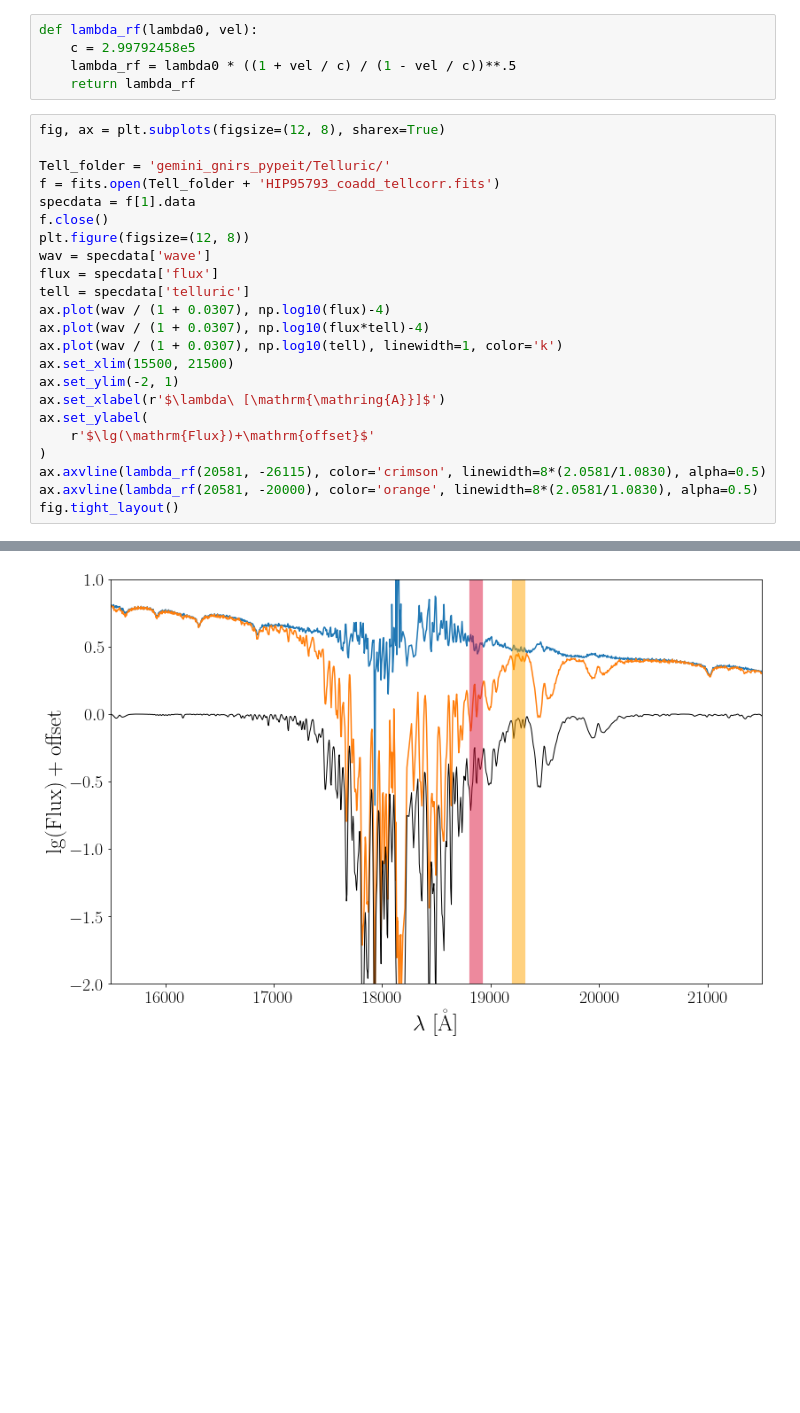
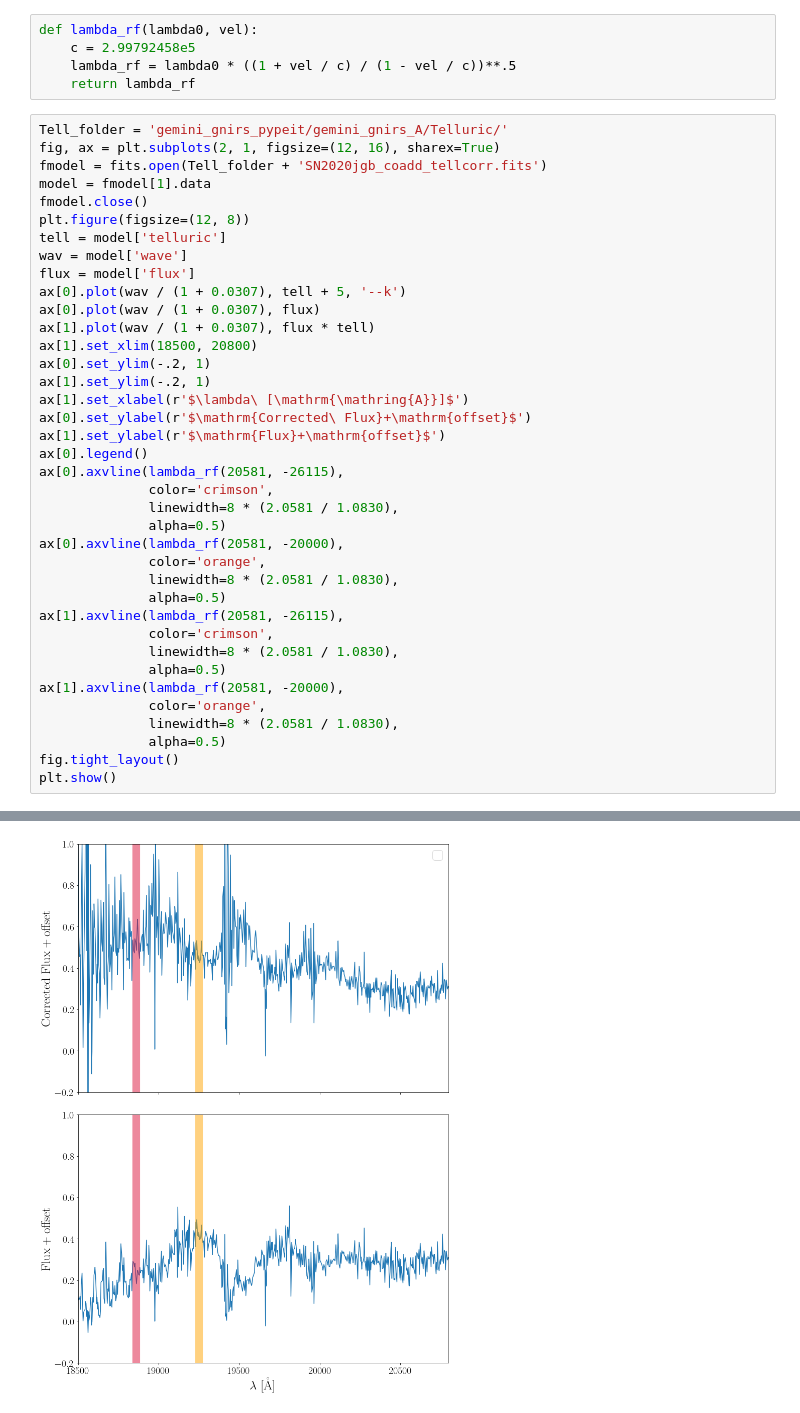
Before and after one commit to slowdivePTG/SN2020jgb, a Jupyter notebook: spectroscopy/GNIRS_reduction/GNIRS_spec.ipynb, the cells around one changed output, grey strips where cells are left out. Cells and saved outputs as stored; diff of their text form; blank space fills up the shorter version.

```diff
--- a/spectroscopy/GNIRS_reduction/GNIRS_spec.ipynb
+++ b/spectroscopy/GNIRS_reduction/GNIRS_spec.ipynb
@@ -368,26 +371,41 @@ def lambda_rf(lambda0, vel):
     lambda_rf = lambda0 * ((1 + vel / c) / (1 - vel / c))**.5
     return lambda_rf
 # %%
-fig, ax = plt.subplots(figsize=(12, 8), sharex=True)
-
-Tell_folder = 'gemini_gnirs_pypeit/Telluric/'
-f = fits.open(Tell_folder + 'HIP95793_coadd_tellcorr.fits')
-specdata = f[1].data
-f.close()
+Tell_folder = 'gemini_gnirs_pypeit/gemini_gnirs_A/Telluric/'
+fig, ax = plt.subplots(2, 1, figsize=(12, 16), sharex=True)
+fmodel = fits.open(Tell_folder + 'SN2020jgb_coadd_tellcorr.fits')
+model = fmodel[1].data
+fmodel.close()
 plt.figure(figsize=(12, 8))
-wav = specdata['wave']
-flux = specdata['flux']
-tell = specdata['telluric']
-ax.plot(wav / (1 + 0.0307), np.log10(flux)-4)
-ax.plot(wav / (1 + 0.0307), np.log10(flux*tell)-4)
-ax.plot(wav / (1 + 0.0307), np.log10(tell), linewidth=1, color='k')
-ax.set_xlim(15500, 21500)
-ax.set_ylim(-2, 1)
-ax.set_xlabel(r'$\lambda\ [\mathrm{\mathring{A}}]$')
-ax.set_ylabel(
-    r'$\lg(\mathrm{Flux})+\mathrm{offset}$'
-)
-ax.axvline(lambda_rf(20581, -26115), color='crimson', linewidth=8*(2.0581/1.0830), alpha=0.5)
-ax.axvline(lambda_rf(20581, -20000), color='orange', linewidth=8*(2.0581/1.0830), alpha=0.5)
+tell = model['telluric']
+wav = model['wave']
+flux = model['flux']
+ax[0].plot(wav / (1 + 0.0307), tell + 5, '--k')
+ax[0].plot(wav / (1 + 0.0307), flux)
+ax[1].plot(wav / (1 + 0.0307), flux * tell)
+ax[1].set_xlim(18500, 20800)
+ax[0].set_ylim(-.2, 1)
+ax[1].set_ylim(-.2, 1)
+ax[1].set_xlabel(r'$\lambda\ [\mathrm{\mathring{A}}]$')
+ax[0].set_ylabel(r'$\mathrm{Corrected\ Flux}+\mathrm{offset}$')
+ax[1].set_ylabel(r'$\mathrm{Flux}+\mathrm{offset}$')
+ax[0].legend()
+ax[0].axvline(lambda_rf(20581, -26115),
+              color='crimson',
+              linewidth=8 * (2.0581 / 1.0830),
+              alpha=0.5)
+ax[0].axvline(lambda_rf(20581, -20000),
+              color='orange',
+              linewidth=8 * (2.0581 / 1.0830),
+              alpha=0.5)
+ax[1].axvline(lambda_rf(20581, -26115),
+              color='crimson',
+              linewidth=8 * (2.0581 / 1.0830),
+              alpha=0.5)
+ax[1].axvline(lambda_rf(20581, -20000),
+              color='orange',
+              linewidth=8 * (2.0581 / 1.0830),
+              alpha=0.5)
 fig.tight_layout()
+plt.show()
 # %% [output]
@@ -394 +413 @@ fig.tight_layout()
-[figure, old version]
+[figure, new version]
```
Also changed, not shown: parts of 16 cells of this notebook, 20 other files.
